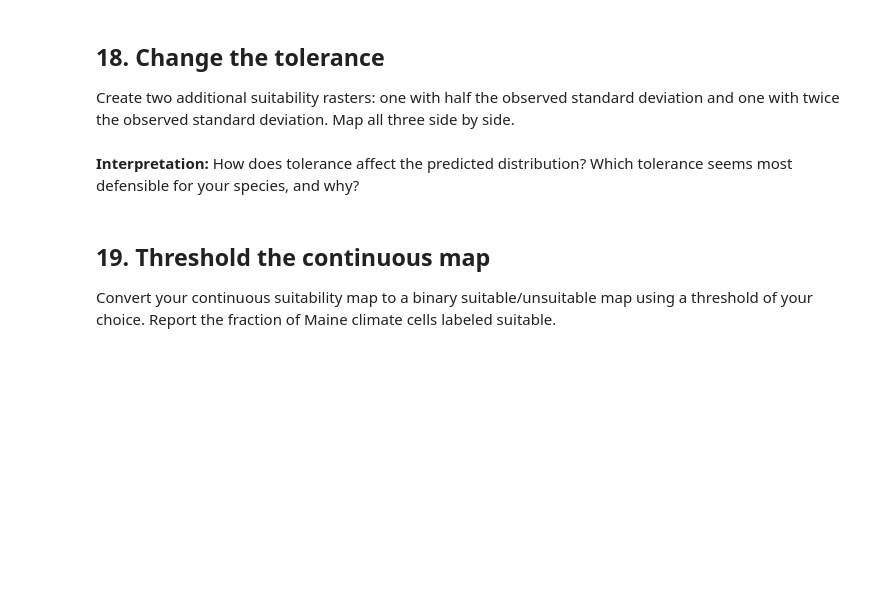
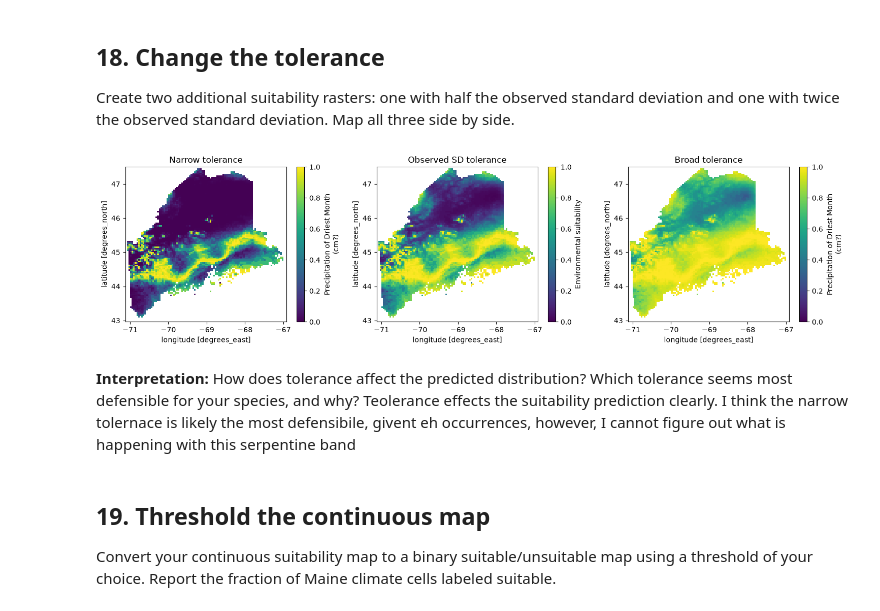
Before and after one commit to Braeclin/BIO597-SpatialBiodiversity, a Jupyter notebook: docs/assignments/Assignment-06-FirstPrinciplesSDM.ipynb, the cells around one changed output. Drawn from its saved outputs; the diff is of its cells as text; code cells hidden in the pictures; blank space fills up the shorter version.

```diff
--- a/docs/assignments/Assignment-06-FirstPrinciplesSDM.ipynb
+++ b/docs/assignments/Assignment-06-FirstPrinciplesSDM.ipynb
@@ -437,10 +487,35 @@ Extract suitability at occurrence records. Also calculate suitability for your b
 Create two additional suitability rasters: one with half the observed standard deviation and one with twice the observed standard deviation. Map all three side by side.
 # %%
 # Create narrow_suitability using presence_sd / 2.
+narrow_suitability = xr.apply_ufunc(
+    environmental_suitability,
+    bio14_maine_cm,
+    presence_mean,
+    presence_sd / 2,
+).where(np.isfinite(bio14_maine_cm))
 # Create broad_suitability using presence_sd * 2.
+broad_suitability = xr.apply_ufunc(
+    environmental_suitability,
+    bio14_maine_cm,
+    presence_mean,
+    presence_sd * 2,
+).where(np.isfinite(bio14_maine_cm))
+
 # Plot narrow, original, and broad suitability maps side by side.
+fig, axes = plt.subplots(1, 3, figsize=(15, 4))
+narrow_suitability.plot(ax=axes[0], vmin=0, vmax=1, cmap="viridis")
+axes[0].set_title("Narrow tolerance")
+suitability.plot(ax=axes[1], vmin=0, vmax=1, cmap="viridis")
+axes[1].set_title("Observed SD tolerance")
+broad_suitability.plot(ax=axes[2], vmin=0, vmax=1, cmap="viridis")
+axes[2].set_title("Broad tolerance")
+plt.tight_layout()
+plt.show()
+# %% [output]
+[figure, added]
 # %% [markdown]
 **Interpretation:** How does tolerance affect the predicted distribution? Which tolerance seems most defensible for your species, and why?
+Teolerance effects the suitability prediction clearly. I think the narrow tolernace is likely the most defensibile, givent eh occurrences, however, I cannot figure out what is happening with this serpentine band
 # %% [markdown]
 ## 19. Threshold the continuous map
 
```
Also changed, not shown: parts of 9 cells of this notebook.
